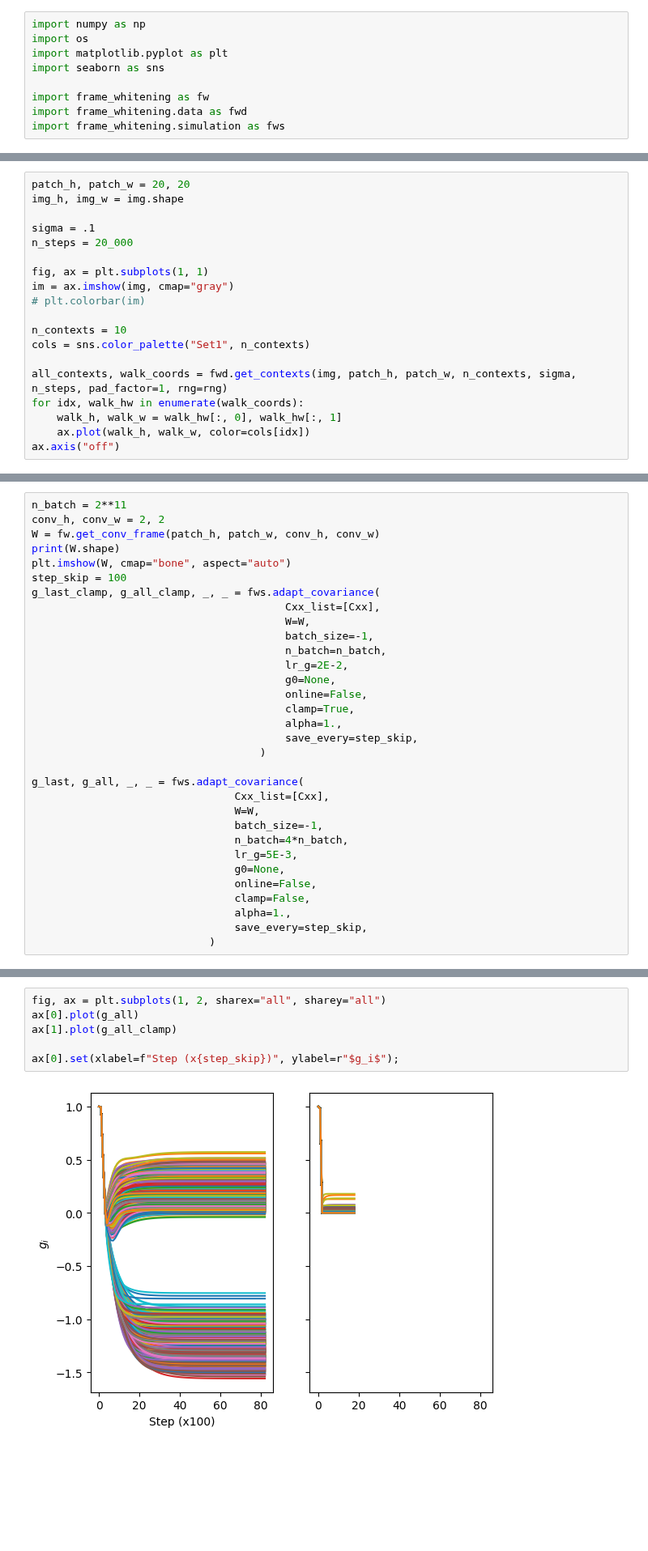
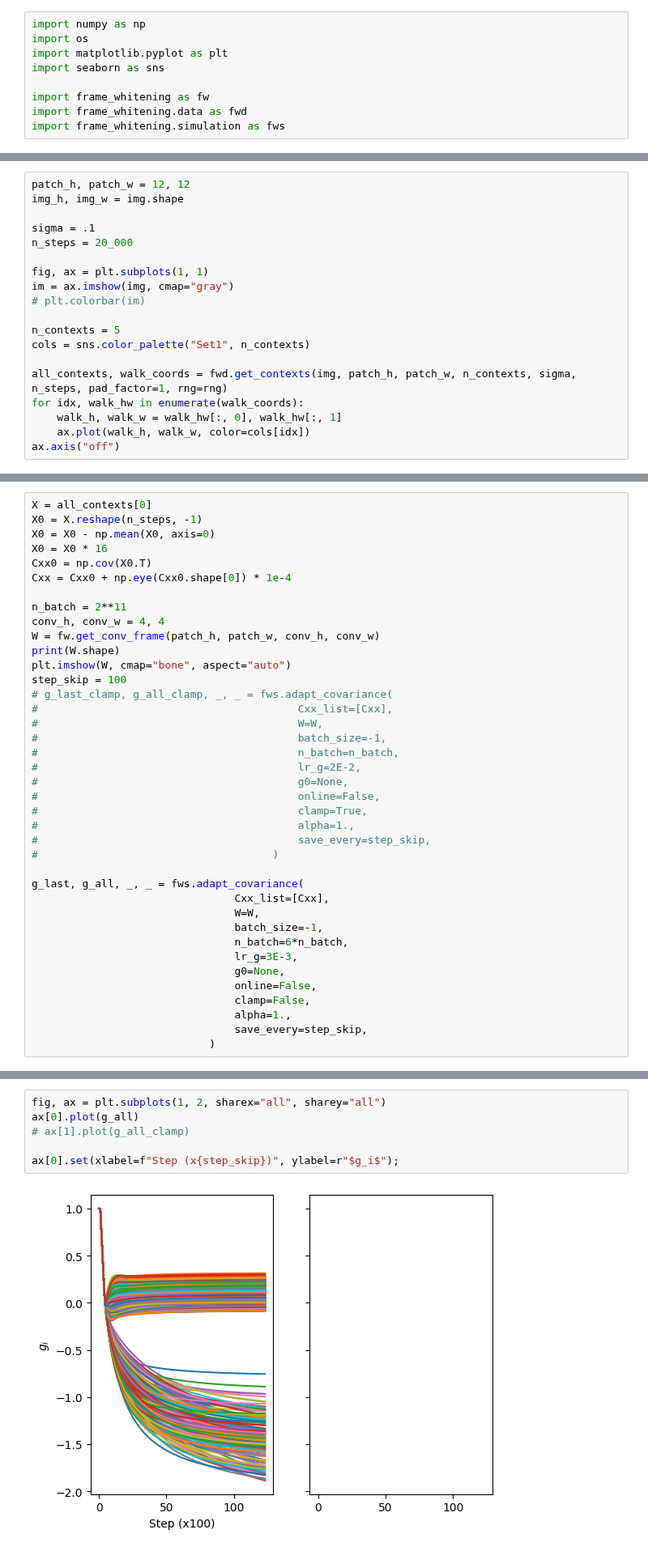
Before and after one commit to lyndond/frame_whitening, a Jupyter notebook: figures/conv2d.ipynb, the cells around one changed output, grey strips where cells are left out. Shown at 81% size. Cells and saved outputs as stored; diff of their text form; blank space fills up the shorter version.

```diff
--- a/figures/conv2d.ipynb
+++ b/figures/conv2d.ipynb
@@ -26,7 +26,7 @@ ax.set(xticklabels=[], yticklabels=[]);
 # %% [output]
 [figure]
 # %%
-patch_h, patch_w = 20, 20
+patch_h, patch_w = 12, 12
 img_h, img_w = img.shape
 
 sigma = .1
@@ -36,7 +36,7 @@ fig, ax = plt.subplots(1, 1)
 im = ax.imshow(img, cmap="gray")
 # plt.colorbar(im)
 
-n_contexts = 10
+n_contexts = 5
 cols = sns.color_palette("Set1", n_contexts)
 
 all_contexts, walk_coords = fwd.get_contexts(img, patch_h, patch_w, n_contexts, sigma, n_steps, pad_factor=1, rng=rng)
@@ -71,29 +108,36 @@ Mw = V @ np.diag(l12) @ V.T
 # %%
+X = all_contexts[0]
+X0 = X.reshape(n_steps, -1)
+X0 = X0 - np.mean(X0, axis=0)
+X0 = X0 * 16
+Cxx0 = np.cov(X0.T)
+Cxx = Cxx0 + np.eye(Cxx0.shape[0]) * 1e-4
+
 n_batch = 2**11
-conv_h, conv_w = 2, 2
+conv_h, conv_w = 4, 4
 W = fw.get_conv_frame(patch_h, patch_w, conv_h, conv_w)
 print(W.shape)
 plt.imshow(W, cmap="bone", aspect="auto")
 step_skip = 100
-g_last_clamp, g_all_clamp, _, _ = fws.adapt_covariance(
-                                        Cxx_list=[Cxx],
-                                        W=W,
-                                        batch_size=-1,
-                                        n_batch=n_batch,
-                                        lr_g=2E-2,
-                                        g0=None,
-                                        online=False,
-                                        clamp=True,
-                                        alpha=1.,
-                                        save_every=step_skip,
-                                    )
+# g_last_clamp, g_all_clamp, _, _ = fws.adapt_covariance(
+#                                         Cxx_list=[Cxx],
+#                                         W=W,
+#                                         batch_size=-1,
+#                                         n_batch=n_batch,
+#                                         lr_g=2E-2,
+#                                         g0=None,
+#                                         online=False,
+#                                         clamp=True,
+#                                         alpha=1.,
+#                                         save_every=step_skip,
+#                                     )
 
 g_last, g_all, _, _ = fws.adapt_covariance(
                                 Cxx_list=[Cxx],
                                 W=W,
                                 batch_size=-1,
-                                n_batch=4*n_batch,
-                                lr_g=5E-3,
+                                n_batch=6*n_batch,
+                                lr_g=3E-3,
                                 g0=None,
                                 online=False,
                                 clamp=False,
@@ -106,11 +150,11 @@ g_last, g_all, _, _ = fws.adapt_covariance(
 # %%
 fig, ax = plt.subplots(1, 2, sharex="all", sharey="all")
 ax[0].plot(g_all)
-ax[1].plot(g_all_clamp)
+# ax[1].plot(g_all_clamp)
 
 ax[0].set(xlabel=f"Step (x{step_skip})", ylabel=r"$g_i$");
 # %% [output]
-[figure, old version]
+[figure, new version]
 # %%
 WGW = W @ (g_last[0][:,None] * W.T)
 Ixx = np.eye(patch_h * patch_w)
```
Also changed, not shown: parts of 10 cells of this notebook, 1 other file.
